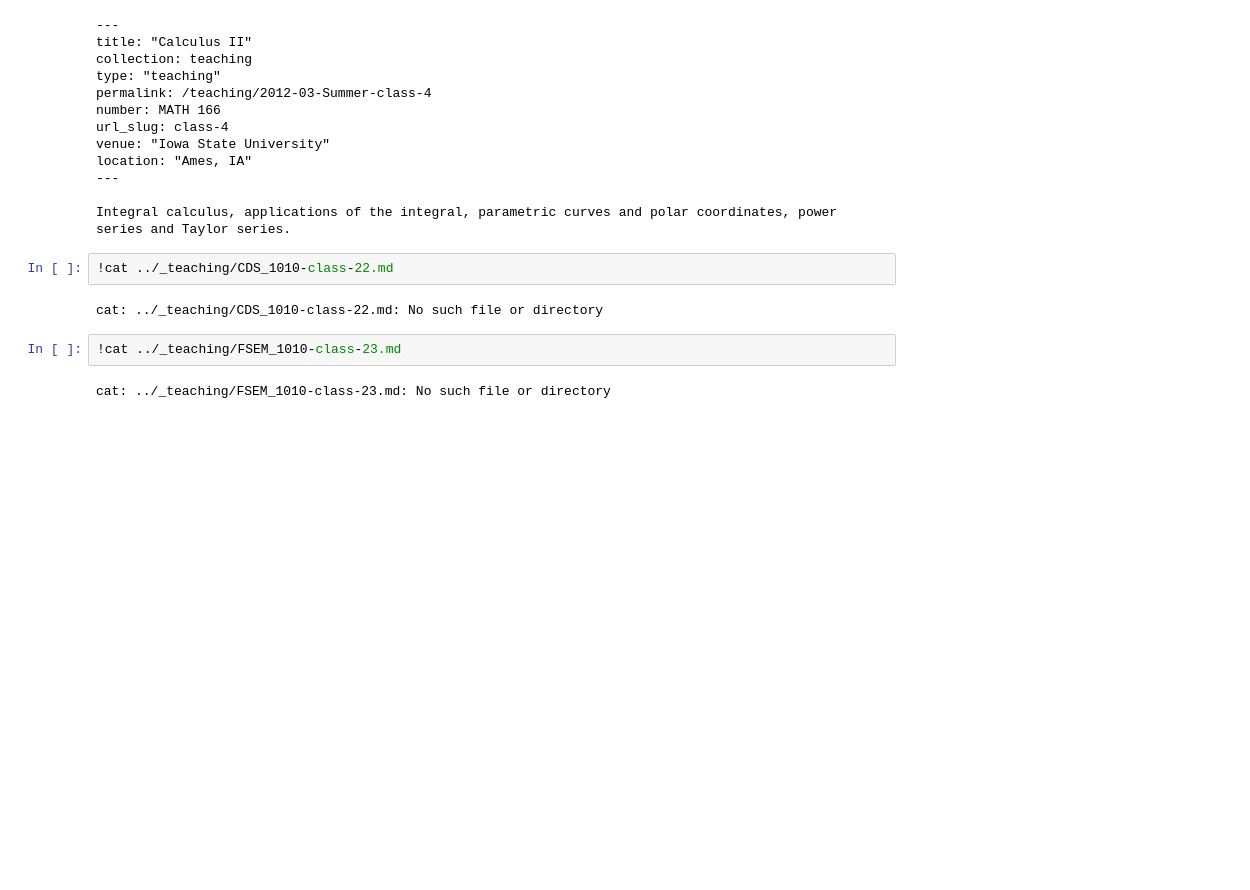
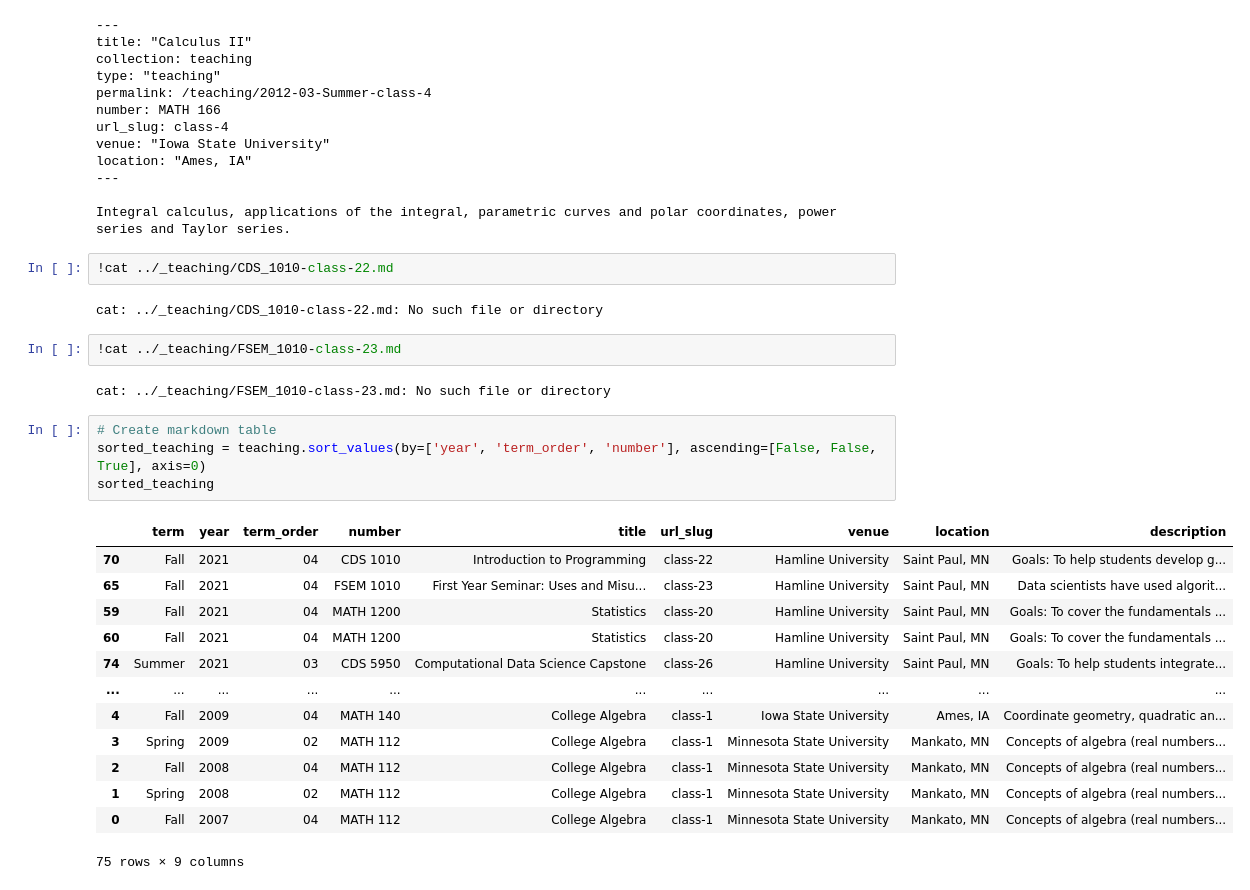
Before and after one commit to cerickson30/cerickson.github.io, a Jupyter notebook: markdown_generator/teaching.ipynb, the cells around one changed output. Saved outputs shown, nothing was run; the diff lists cells and outputs as text; blank space fills up the shorter version.

Commit message:
working on class pages and course table

```diff
--- a/markdown_generator/teaching.ipynb
+++ b/markdown_generator/teaching.ipynb
@@ -253,3 +253,21 @@ cat: ../_teaching/CDS_1010-class-22.md: No such file or directory
 !cat ../_teaching/FSEM_1010-class-23.md
 # %% [output]
 cat: ../_teaching/FSEM_1010-class-23.md: No such file or directory
+# %%
+# Create markdown table
+sorted_teaching = teaching.sort_values(by=['year', 'term_order', 'number'], ascending=[False, False, True], axis=0)
+sorted_teaching
+# %% [output]
+|  | term | year | term_order | number | title | url_slug | venue | location | description |
+| 70 | Fall | 2021 | 04 | CDS 1010 | Introduction to Programming | class-22 | Hamline University | Saint Paul, MN | Goals: To help students develop g... |
+| 65 | Fall | 2021 | 04 | FSEM 1010 | First Year Seminar: Uses and Misu... | class-23 | Hamline University | Saint Paul, MN | Data scientists have used algorit... |
+| 59 | Fall | 2021 | 04 | MATH 1200 | Statistics | class-20 | Hamline University | Saint Paul, MN | Goals: To cover the fundamentals ... |
+| 60 | Fall | 2021 | 04 | MATH 1200 | Statistics | class-20 | Hamline University | Saint Paul, MN | Goals: To cover the fundamentals ... |
+| 74 | Summer | 2021 | 03 | CDS 5950 | Computational Data Science Capstone | class-26 | Hamline University | Saint Paul, MN | Goals: To help students integrate... |
+| ... | ... | ... | ... | ... | ... | ... | ... | ... | ... |
+| 4 | Fall | 2009 | 04 | MATH 140 | College Algebra | class-1 | Iowa State University | Ames, IA | Coordinate geometry, quadratic an... |
+| 3 | Spring | 2009 | 02 | MATH 112 | College Algebra | class-1 | Minnesota State University | Mankato, MN | Concepts of algebra (real numbers... |
+| 2 | Fall | 2008 | 04 | MATH 112 | College Algebra | class-1 | Minnesota State University | Mankato, MN | Concepts of algebra (real numbers... |
+| 1 | Spring | 2008 | 02 | MATH 112 | College Algebra | class-1 | Minnesota State University | Mankato, MN | Concepts of algebra (real numbers... |
+| 0 | Fall | 2007 | 04 | MATH 112 | College Algebra | class-1 | Minnesota State University | Mankato, MN | Concepts of algebra (real numbers... |
+75 rows × 9 columns
```
Also changed, not shown: parts of 1 cell of this notebook, 29 other files.
